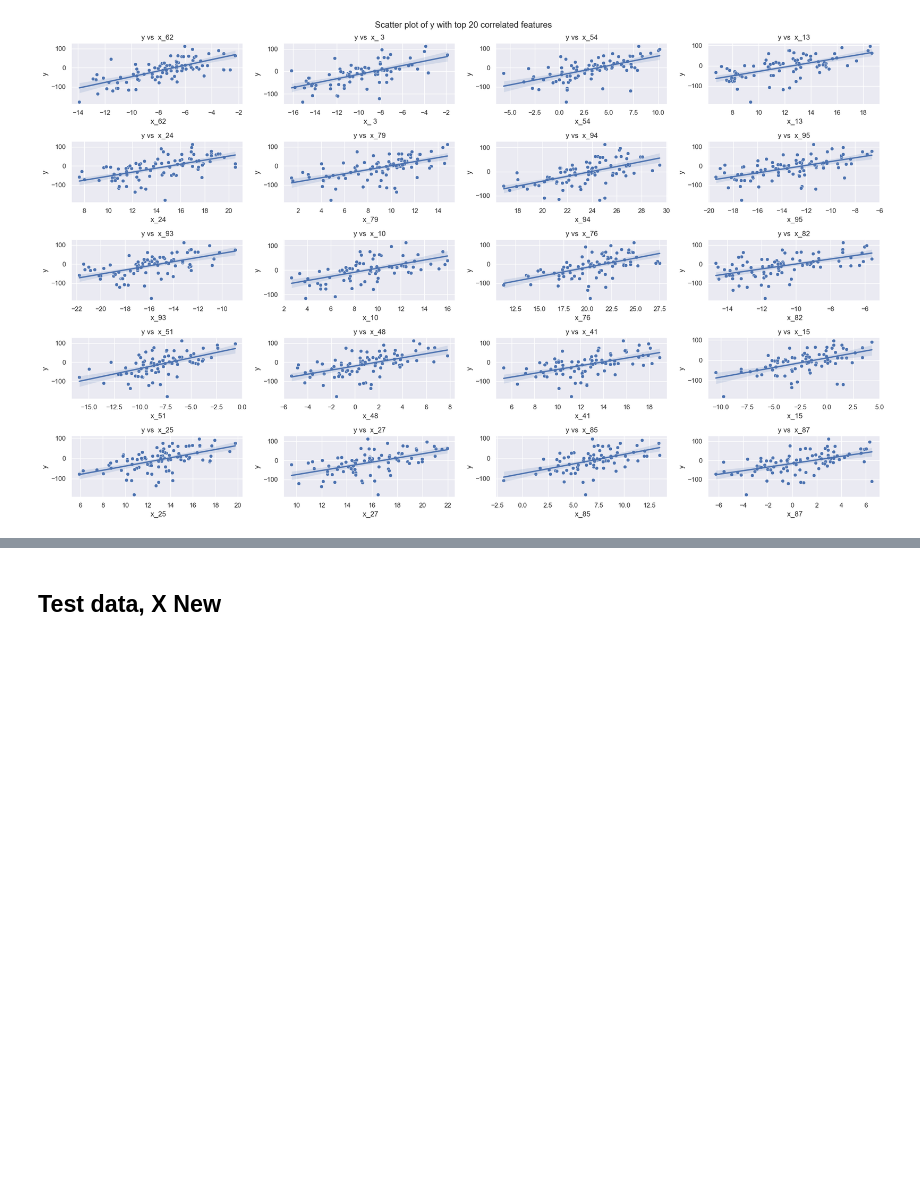
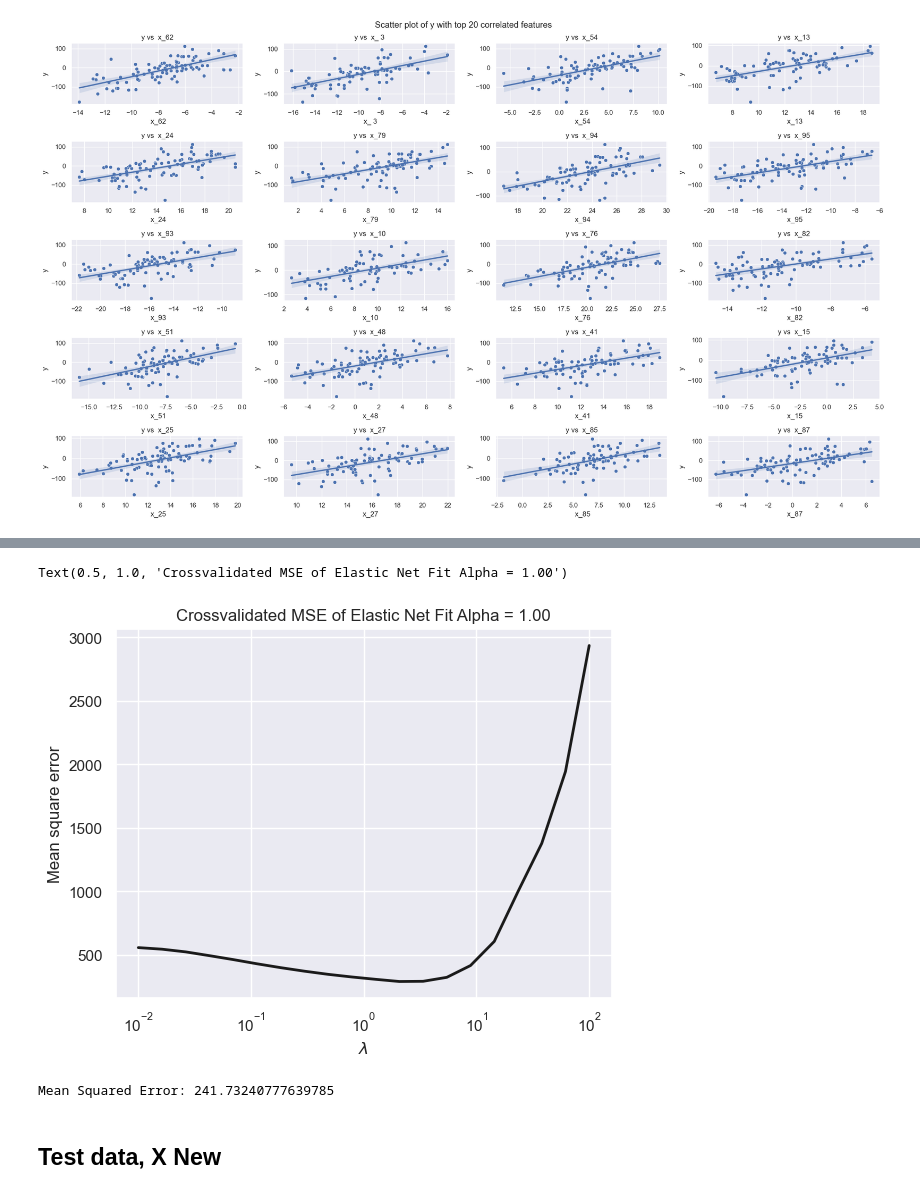
Before and after one commit to SorenBlattBendtsen/02582, a Jupyter notebook: Assignment_1/assignment1_notebook.ipynb, the cells around one changed output, grey strips where cells are left out. Saved outputs shown, nothing was run; the diff lists cells and outputs as text; code cells hidden in the pictures; blank space fills up the shorter version.

Commit message:
Imputation tests

```diff
--- a/Assignment_1/assignment1_notebook.ipynb
+++ b/Assignment_1/assignment1_notebook.ipynb
@@ -184,3 +229,64 @@ plt.show()
+# %%
+df = pd.DataFrame(data)
+
+# Identify categorical variables
+categorical_columns = [' C_ 1', ' C_ 2', ' C_ 3', ' C_ 4', ' C_ 5']  # Add more if needed
+
+# Perform one-hot encoding for categorical variables
+one_hot_encoded = pd.get_dummies(df[categorical_columns])
+
+# Drop the original categorical columns from the DataFrame
+df = df.drop(columns=categorical_columns)
+
+# Concatenate the one-hot encoded columns with the original DataFrame
+data_encoded = pd.concat([df, one_hot_encoded], axis=1)
+# %%
+data_model = data_encoded.drop(columns=['y'], inplace=False)
+# %%
+X = data_model.values.tolist()
+y = data_encoded['y'].values.tolist()
+# %%
+imputer = IterativeImputer(random_state=0)#KNNImputer()
+X_imputed = imputer.fit_transform(X)
+[n,p] = X_imputed.shape
+# %%
+# set up a range of lambdas and an alpha value
+alpha = 1.0
+lambdas = np.logspace(-2, 2, num=20)
+
+with warnings.catch_warnings(): # done to disable all the convergence warnings from elastic net
+    warnings.simplefilter("ignore")
+
+    #Run the elasticNet model. You can implement Crossvalidation yourself or look at ElasticNetCV
+    model = linear_model.ElasticNetCV(cv=5, l1_ratio = alpha, alphas=lambdas).fit(X_imputed, y)
+
+plt.figure()
+plt.semilogx(model.alphas_, model.mse_path_.mean(axis=-1), 'k',label='Average across the folds', linewidth=2)
+plt.xlabel(r'$\lambda$')
+plt.ylabel('Mean square error')
+plt.title('Crossvalidated MSE of Elastic Net Fit Alpha = %.2f' % alpha)
+# %% [output]
+Text(0.5, 1.0, 'Crossvalidated MSE of Elastic Net Fit Alpha = 1.00')
+[figure, added]
+# %%
+# Split the data into training and testing sets
+X_train, X_test, y_train, y_test = train_test_split(X_imputed, y, test_size=0.2, random_state=42)
+
+# Instantiate the ElasticNet regression model
+elastic_net_model = ElasticNet(alpha=1.0, l1_ratio=1.0, max_iter=3000)  # Alpha is the regularization strength (hyperparameter), l1_ratio is the mixing parameter
+#elastic_net_model = linear_model.ElasticNetCV()
+
+# Fit the model to the training data
+elastic_net_model.fit(X_train, y_train)
+
+# Predict on the testing data
+y_pred = elastic_net_model.predict(X_test)
+
+# Evaluate the model
+mse = mean_squared_error(y_test, y_pred)
+print("Mean Squared Error:", mse)
+# %% [output]
+Mean Squared Error: 241.73240777639785
 # %% [markdown]
 ## Test data, X New
 # %%
```
Also changed, not shown: parts of 10 cells of this notebook.
